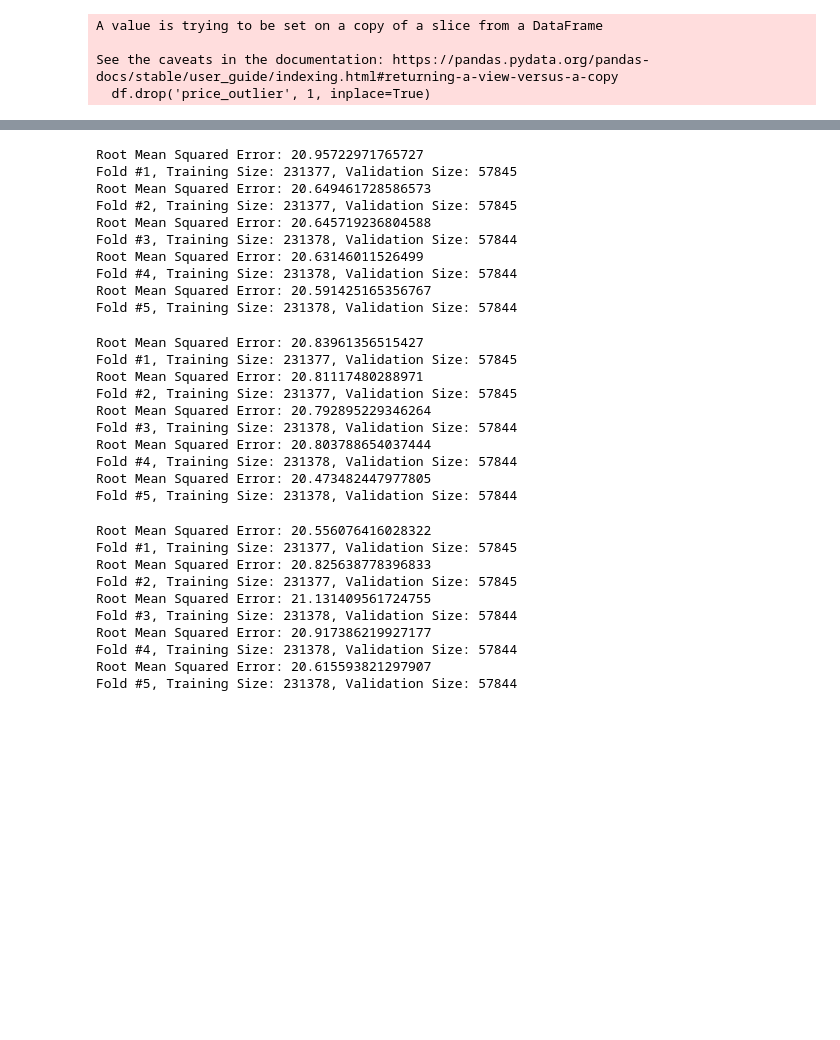
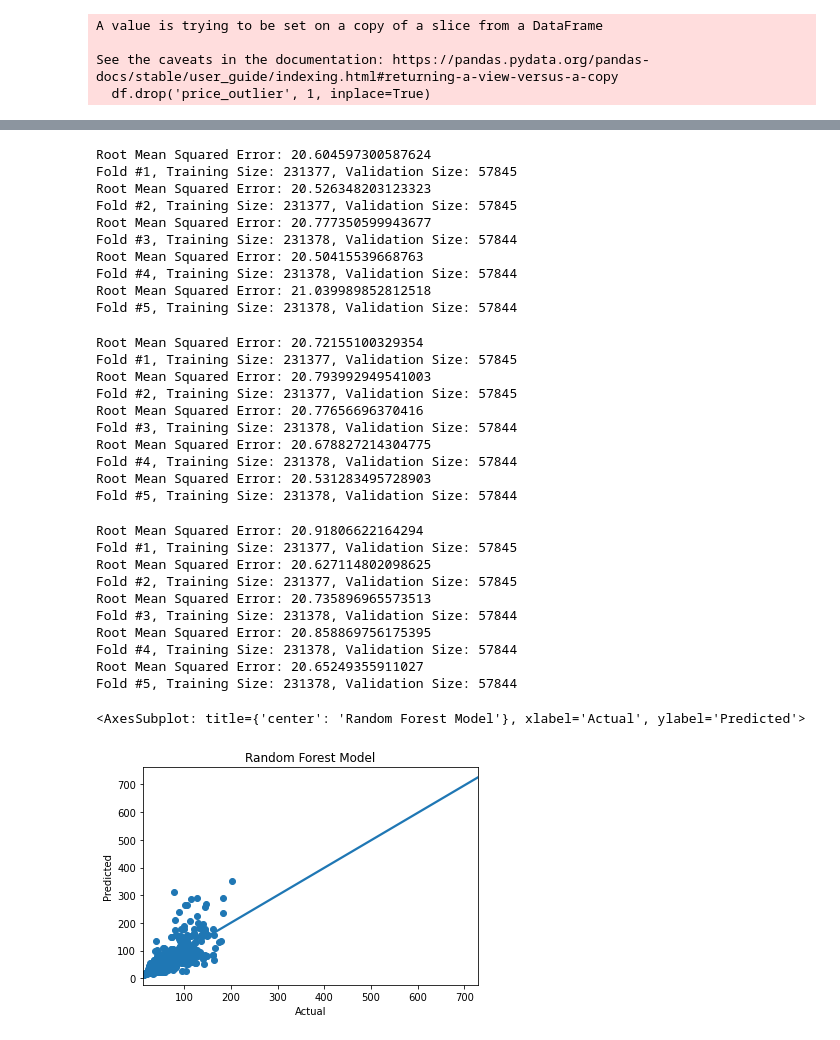
Before and after one commit to valliramaswamy/group3, a Jupyter notebook: Random-Forest-KFold-Model.ipynb, the cells around one changed output, grey strips where cells are left out. Drawn from its saved outputs; the diff is of its cells as text; code cells hidden in the pictures; blank space fills up the shorter version.

Commit message:
Valli-modelling-updates

```diff
--- a/Random-Forest-KFold-Model.ipynb
+++ b/Random-Forest-KFold-Model.ipynb
@@ -159,3 +155,27 @@ Try using .loc[row_indexer,col_indexer] = value instead
 
 See the caveats in the documentation: https://pandas.pydata.org/pandas-docs/stable/user_guide/indexing.html#returning-a-view-versus-a-copy
   df['stops'] = df['stops'].replace(["zero", "one", "two_or_more"], [0, 1, 2])
+# %%
+# Defines X & y values for modelling
+result = []
+for x in df.columns:
+    if x != 'price':
+        result.append(x)
+
+X = df[result].values
+y = df['price'].values
+# %%
+# Uses 5-fold split for 50 estimators
+kf = KFold(5,shuffle=True)
+
+fold = 1
+
+for train_index, validate_index in kf.split(X,y):
+    randomforest_model = RandomForestRegressor(n_estimators = 50, random_state = 0)
+    randomforest_model.fit(X[train_index],y[train_index])
+    y_test = y[validate_index]
+    y_pred = randomforest_model.predict(X[validate_index])
+    print('Root Mean Squared Error:', np.sqrt(metrics.mean_squared_error(y_test, y_pred)))
+    print(f"Fold #{fold}, Training Size: {len(X[train_index])}, Validation Size: {len(X[validate_index])}")
+
+    fold += 1
@@ -162,5 +193,5 @@ See the caveats in the documentation: https://pandas.pydata.org/pandas-docs/stab
 # %%
-# Use 5-fold split for 100 estimators
+# Uses 5-fold split for 100 estimators
 kf = KFold(5,shuffle=True)
 
 fold = 1
@@ -175,18 +206,18 @@ for train_index, validate_index in kf.split(X,y):
 
     fold += 1
 # %% [output]
-Root Mean Squared Error: 20.95722971765727
+Root Mean Squared Error: 20.604597300587624
 Fold #1, Training Size: 231377, Validation Size: 57845
-Root Mean Squared Error: 20.649461728586573
+Root Mean Squared Error: 20.526348203123323
 Fold #2, Training Size: 231377, Validation Size: 57845
-Root Mean Squared Error: 20.645719236804588
+Root Mean Squared Error: 20.777350599943677
 Fold #3, Training Size: 231378, Validation Size: 57844
-Root Mean Squared Error: 20.63146011526499
+Root Mean Squared Error: 20.50415539668763
 Fold #4, Training Size: 231378, Validation Size: 57844
-Root Mean Squared Error: 20.591425165356767
+Root Mean Squared Error: 21.039989852812518
 Fold #5, Training Size: 231378, Validation Size: 57844
 # %%
-# Use 5-fold split for 125 estimators
+# Uses 5-fold split for 125 estimators
 kf = KFold(5,shuffle=True)
 
 fold = 1
@@ -201,18 +232,18 @@ for train_index, validate_index in kf.split(X,y):
 
     fold += 1
 # %% [output]
-Root Mean Squared Error: 20.83961356515427
+Root Mean Squared Error: 20.72155100329354
 Fold #1, Training Size: 231377, Validation Size: 57845
-Root Mean Squared Error: 20.81117480288971
+Root Mean Squared Error: 20.793992949541003
 Fold #2, Training Size: 231377, Validation Size: 57845
-Root Mean Squared Error: 20.792895229346264
+Root Mean Squared Error: 20.77656696370416
 Fold #3, Training Size: 231378, Validation Size: 57844
-Root Mean Squared Error: 20.803788654037444
+Root Mean Squared Error: 20.678827214304775
 Fold #4, Training Size: 231378, Validation Size: 57844
-Root Mean Squared Error: 20.473482447977805
+Root Mean Squared Error: 20.531283495728903
 Fold #5, Training Size: 231378, Validation Size: 57844
 # %%
-# Use 5-fold split for 150 estimators
+# Uses 5-fold split for 150 estimators
 kf = KFold(5,shuffle=True)
 
 fold = 1
@@ -227,13 +258,24 @@ for train_index, validate_index in kf.split(X,y):
 
     fold += 1
 # %% [output]
-Root Mean Squared Error: 20.556076416028322
+Root Mean Squared Error: 20.91806622164294
 Fold #1, Training Size: 231377, Validation Size: 57845
-Root Mean Squared Error: 20.825638778396833
+Root Mean Squared Error: 20.627114802098625
 Fold #2, Training Size: 231377, Validation Size: 57845
-Root Mean Squared Error: 21.131409561724755
+Root Mean Squared Error: 20.735896965573513
 Fold #3, Training Size: 231378, Validation Size: 57844
-Root Mean Squared Error: 20.917386219927177
+Root Mean Squared Error: 20.858869756175395
 Fold #4, Training Size: 231378, Validation Size: 57844
-Root Mean Squared Error: 20.615593821297907
+Root Mean Squared Error: 20.65249355911027
 Fold #5, Training Size: 231378, Validation Size: 57844
+# %%
+#Plotting actual VS predicted price values to display its regression line
+
+plt.scatter(y_pred[:2000], y_test[:2000])
+plt.title('Random Forest Model')
+plt.xlabel('Actual')
+plt.ylabel('Predicted')
+sns.regplot(x = y_test, y = y_pred, scatter = False)
+# %% [output]
+<AxesSubplot: title={'center': 'Random Forest Model'}, xlabel='Actual', ylabel='Predicted'>
+[figure, added]
```
Also changed, not shown: parts of 3 cells of this notebook, 3 other files.
